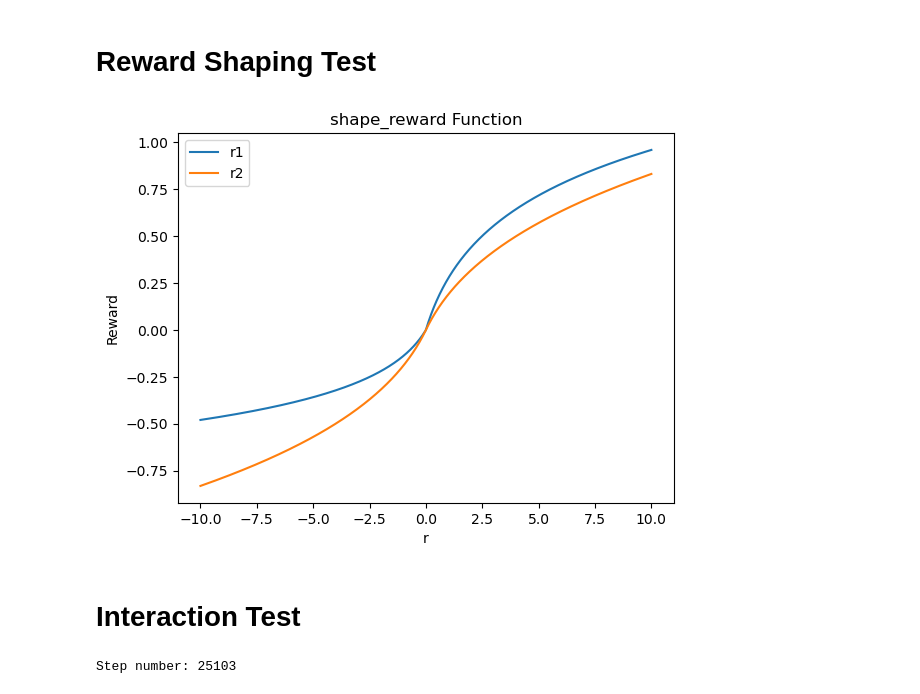
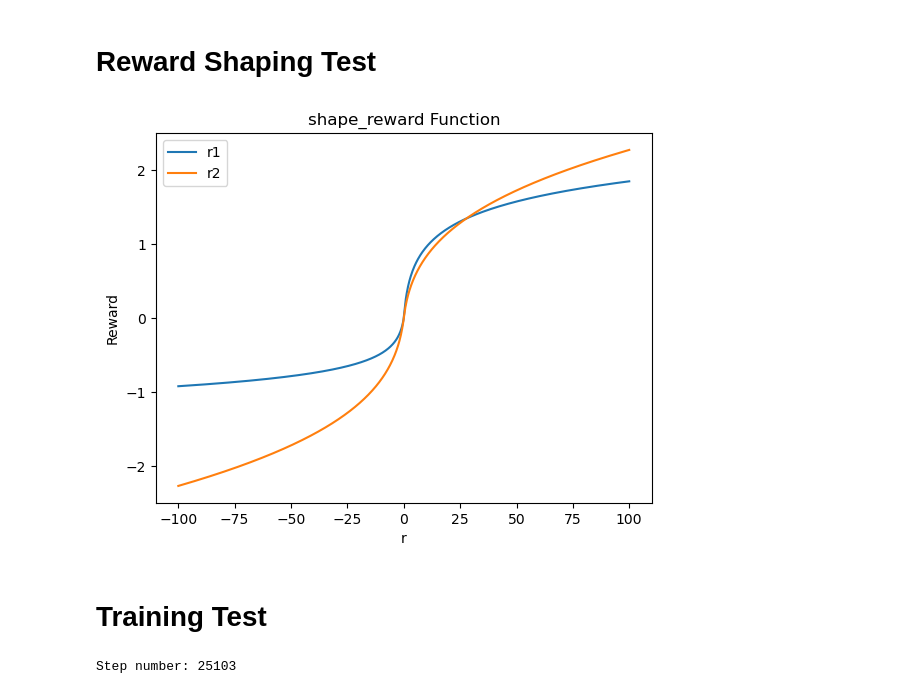
Before and after one commit to GhostKiller127/Reinforcement-Learning, a Jupyter notebook: Reinforcement Learning/src/testing.ipynb, the cells around one changed output. Saved outputs shown, nothing was run; the diff lists cells and outputs as text; code cells hidden in the pictures.

```diff
--- a/Reinforcement Learning/src/testing.ipynb
+++ b/Reinforcement Learning/src/testing.ipynb
@@ -214,27 +244,27 @@ writer.close()
 # %%
 import numpy as np
 import matplotlib.pyplot as plt
 
 def shape_reward(r):
     r_log = np.log(np.abs(r) + 1.) / 5
     r1 = np.where(np.sign(r) > 0, r_log * 2, r_log * -1)
     r2 = (np.sign(r) * ((np.abs(r) + 1.)**(1/4) - 1.) + 0.001 * r) / 1
     return r1, r2
 
-x = np.linspace(-10, 10, 1000)  # Generate 1000 x-values from -50 to 50
+x = np.linspace(-100, 100, 1000)  # Generate 1000 x-values from -50 to 50
 r1, r2 = shape_reward(x)  # Evaluate the shape_reward function for each x-value
 
 plt.plot(x, r1, label='r1')
 plt.plot(x, r2, label='r2')
 plt.xlabel('r')
 plt.ylabel('Reward')
 plt.title('shape_reward Function')
 plt.legend()
 plt.show()
 # %% [output]
-[figure, old version]
+[figure, new version]
 # %% [markdown]
-# Interaction Test
+# Training Test
 # %%
 import torch
 from configs import configs
```
Also changed, not shown: parts of 2 cells of this notebook, 10 other files.
